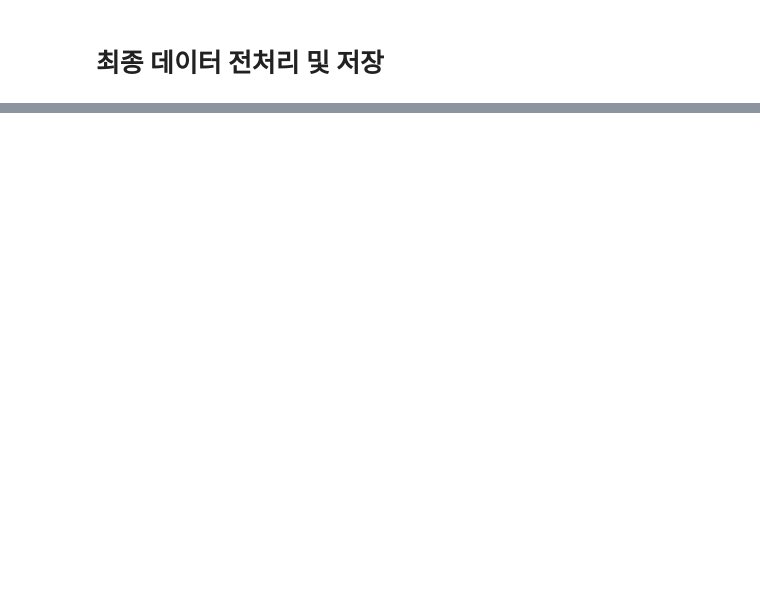
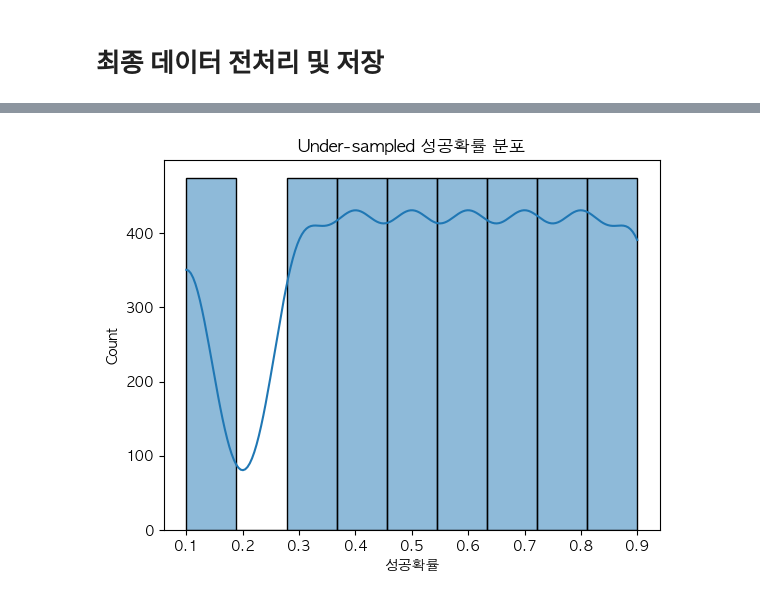
Before and after one commit to kimyoungho010311/Startup_Success_Prediction_Hackathon, a Jupyter notebook: notebooks/Ocean/전처리노트북.ipynb, the cells around one changed output, grey strips where cells are left out. Saved outputs shown, nothing was run; the diff lists cells and outputs as text; code cells hidden in the pictures; blank space fills up the shorter version.

```diff
--- a/notebooks/Ocean/전처리노트북.ipynb
+++ b/notebooks/Ocean/전처리노트북.ipynb
@@ -1,10 +1,20 @@
 # %%
 import pandas as pd
+import numpy as np
 import warnings
-import numpy as np
+import matplotlib.pyplot as plt  # ✅ 누락된 부분
+from matplotlib import rc
 from sklearn.preprocessing import MinMaxScaler
-# Ignore FutureWarnings
+from sklearn.impute import KNNImputer  # KNN 보간
+
+# ⚠️ FutureWarning 무시 (버전 호환성 이슈 방지용)
 warnings.simplefilter(action='ignore', category=FutureWarning)
+
+# ✅ 한글 폰트 설정 (Mac용 AppleGothic, Windows는 'Malgun Gothic')
+rc('font', family='AppleGothic')
+
+# ✅ 마이너스(-) 깨짐 방지
+plt.rcParams['axes.unicode_minus'] = False
 # %%
 train = pd.read_csv('../../data/raw/train.csv')
 train.info()
@@ -207,3 +288,12 @@ train = scaleing(train)
+# %%
+import seaborn as sns
+import matplotlib.pyplot as plt
+
+sns.histplot(train['성공확률'], bins=9, kde=True)
+plt.title("Under-sampled 성공확률 분포")
+plt.show()
+# %% [output]
+[figure, added]
 # %%
 train.head()
 # %% [output]
```
Also changed, not shown: parts of 21 cells of this notebook, 24 other files.
